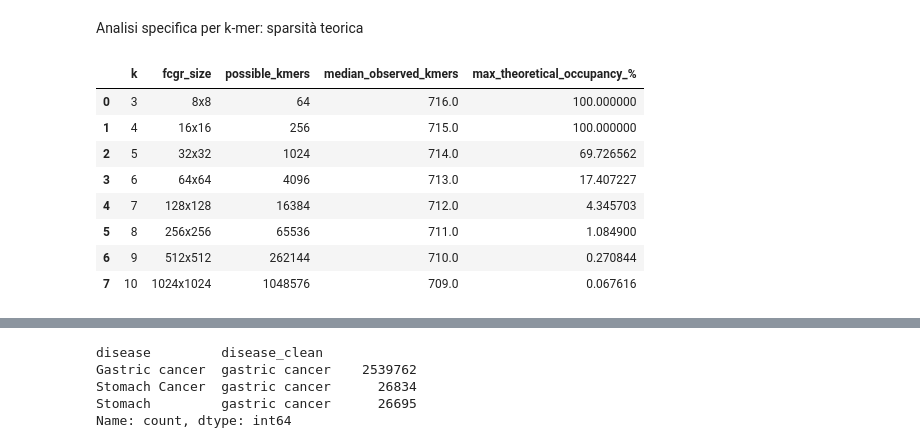
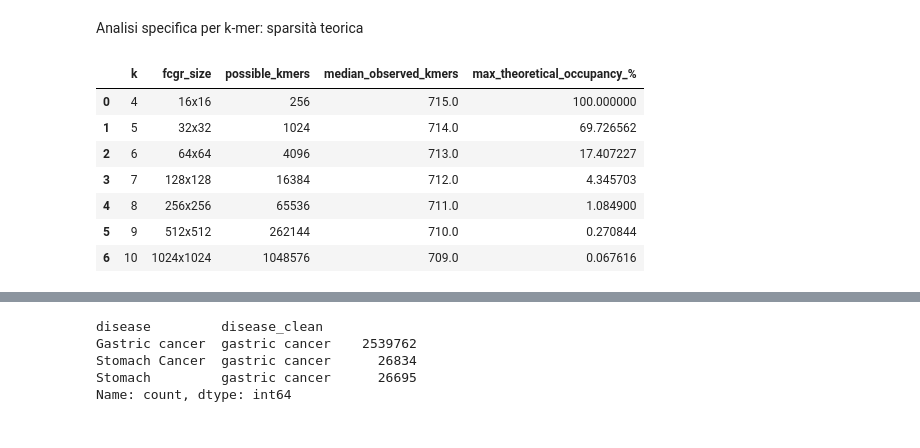
Before and after one commit to FLaTNNBio/eccdna_fcgr_siamese, a Jupyter notebook: notebooks/01_dataset_exploration.ipynb, the cells around one changed output, grey strips where cells are left out. Saved outputs shown, nothing was run; the diff lists cells and outputs as text; code cells hidden in the pictures.

```diff
--- a/notebooks/01_dataset_exploration.ipynb
+++ b/notebooks/01_dataset_exploration.ipynb
@@ -814,7 +885,0 @@ Normalizzazione
-# %%
-metadata["disease_clean"] = (
-    metadata["disease"]
-    .astype(str)
-    .str.strip()
-    .str.lower()
-)
@@ -909,0 +1043,25 @@ Classi con almeno 10,000 sequenze: 10
+# %%
+def assign_disease_group(disease):
+
+    if pd.isna(disease):
+        return "missing"
+
+    if disease == "healthy":
+        return "healthy"
+
+    if disease in CANCER_CLASSES:
+        return "cancer"
+
+    if disease in NON_CANCER_CLASSES:
+        return "non_cancer_disease"
+
+    if disease in AMBIGUOUS_CLASSES:
+        return "ambiguous"
+
+    return "other_unreviewed"
+
+
+metadata["disease_group"] = (
+    metadata["disease_clean"]
+    .apply(assign_disease_group)
+)
@@ -980,7 +1200,7 @@ Analisi specifica per k-mer: sparsità teorica
 # %%
 kmer_stats = []
 
-for k in range(3, 11):
+for k in range(4, 11):
 
     possible_kmers = 4 ** k
     fcgr_size = 2 ** k
@@ -989,42 +1209,45 @@ for k in range(3, 11):
         metadata["length"] - k + 1
     ).clip(lower=0)
 
     median_n_kmers = n_kmers.median()
 
-    # Numero massimo teorico di k-mer diversi
+    # Upper bound teorico:
+    # assumiamo, nel caso più favorevole,
+    # che tutti i k-mer osservati siano diversi.
+
     max_unique_kmers = min(
         median_n_kmers,
         possible_kmers
     )
 
     theoretical_occupancy = (
         max_unique_kmers
         / possible_kmers
         * 100
     )
 
     kmer_stats.append({
         "k": k,
         "fcgr_size": f"{fcgr_size}x{fcgr_size}",
         "possible_kmers": possible_kmers,
         "median_observed_kmers": median_n_kmers,
         "max_theoretical_occupancy_%":
             theoretical_occupancy
     })
 
+
 kmer_stats = pd.DataFrame(kmer_stats)
 
 kmer_stats
 # %% [output]
 |  | k | fcgr_size | possible_kmers | median_observed_kmers | max_theoretical_occupancy_% |
-| 0 | 3 | 8x8 | 64 | 716.0 | 100.000000 |
-| 1 | 4 | 16x16 | 256 | 715.0 | 100.000000 |
-| 2 | 5 | 32x32 | 1024 | 714.0 | 69.726562 |
-| 3 | 6 | 64x64 | 4096 | 713.0 | 17.407227 |
-| 4 | 7 | 128x128 | 16384 | 712.0 | 4.345703 |
-| 5 | 8 | 256x256 | 65536 | 711.0 | 1.084900 |
-| 6 | 9 | 512x512 | 262144 | 710.0 | 0.270844 |
-| 7 | 10 | 1024x1024 | 1048576 | 709.0 | 0.067616 |
+| 0 | 4 | 16x16 | 256 | 715.0 | 100.000000 |
+| 1 | 5 | 32x32 | 1024 | 714.0 | 69.726562 |
+| 2 | 6 | 64x64 | 4096 | 713.0 | 17.407227 |
+| 3 | 7 | 128x128 | 16384 | 712.0 | 4.345703 |
+| 4 | 8 | 256x256 | 65536 | 711.0 | 1.084900 |
+| 5 | 9 | 512x512 | 262144 | 710.0 | 0.270844 |
+| 6 | 10 | 1024x1024 | 1048576 | 709.0 | 0.067616 |
 # %%
 print(
     "Numero classi originali:",
```
Also changed, not shown: parts of 50 cells of this notebook, 13 other files.
